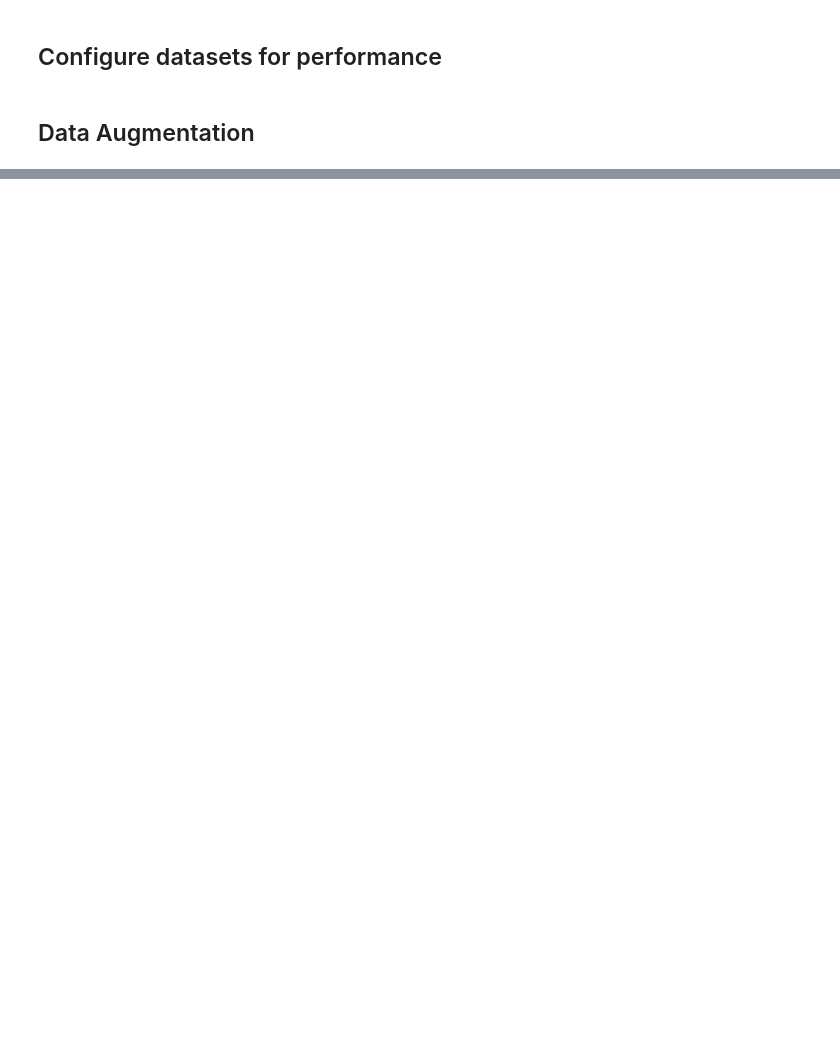
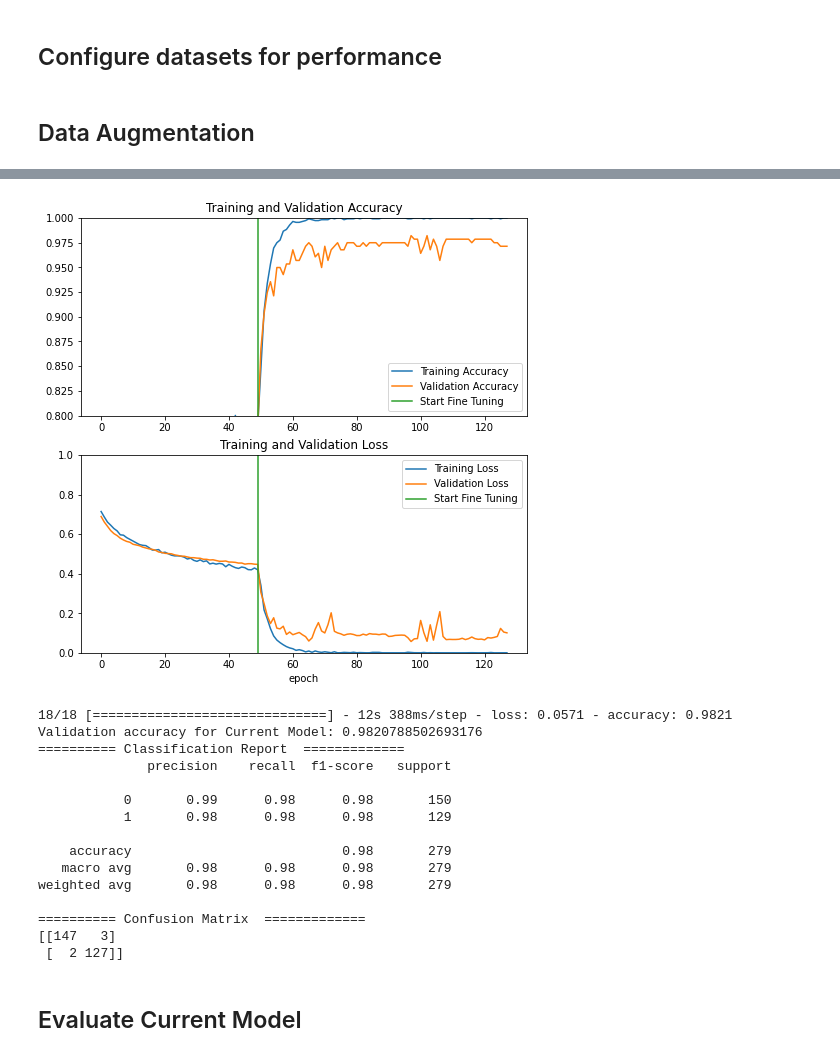
Before and after one commit to fvergaracontesse/hyperion_solar_net, a Jupyter notebook: models/efficientnet_tf_classifier_training.ipynb, the cells around one changed output, grey strips where cells are left out. Saved outputs shown, nothing was run; the diff lists cells and outputs as text; code cells hidden in the pictures; blank space fills up the shorter version.

```diff
--- a/models/efficientnet_tf_classifier_training.ipynb
+++ b/models/efficientnet_tf_classifier_training.ipynb
@@ -753,0 +774,5 @@ print(confusion_matrix(label_batch, predictions))
+# %%
+# fine-tune model
+callbacks = set_callbacks()
+model = build_model_for_finetuning(base_model, model)
+model, history_fine = finetune_efnet_model(model, callbacks, history_base)
@@ -753,0 +799,22 @@ print(confusion_matrix(label_batch, predictions))
+# %%
+# plot base training and fine-tuning
+plot_fine_tuning(history_base, history_fine)
+# %% [output]
+[figure, added]
+18/18 [==============================] - 12s 388ms/step - loss: 0.0571 - accuracy: 0.9821
+Validation accuracy for Current Model: 0.9820788502693176
+========== Classification Report  =============
+              precision    recall  f1-score   support
+
+           0       0.99      0.98      0.98       150
+           1       0.98      0.98      0.98       129
+
+    accuracy                           0.98       279
+   macro avg       0.98      0.98      0.98       279
+weighted avg       0.98      0.98      0.98       279
+
+========== Confusion Matrix  =============
+[[147   3]
+ [  2 127]]
+# %% [markdown]
+## Evaluate Current Model
```
Also changed, not shown: parts of 78 cells of this notebook.
